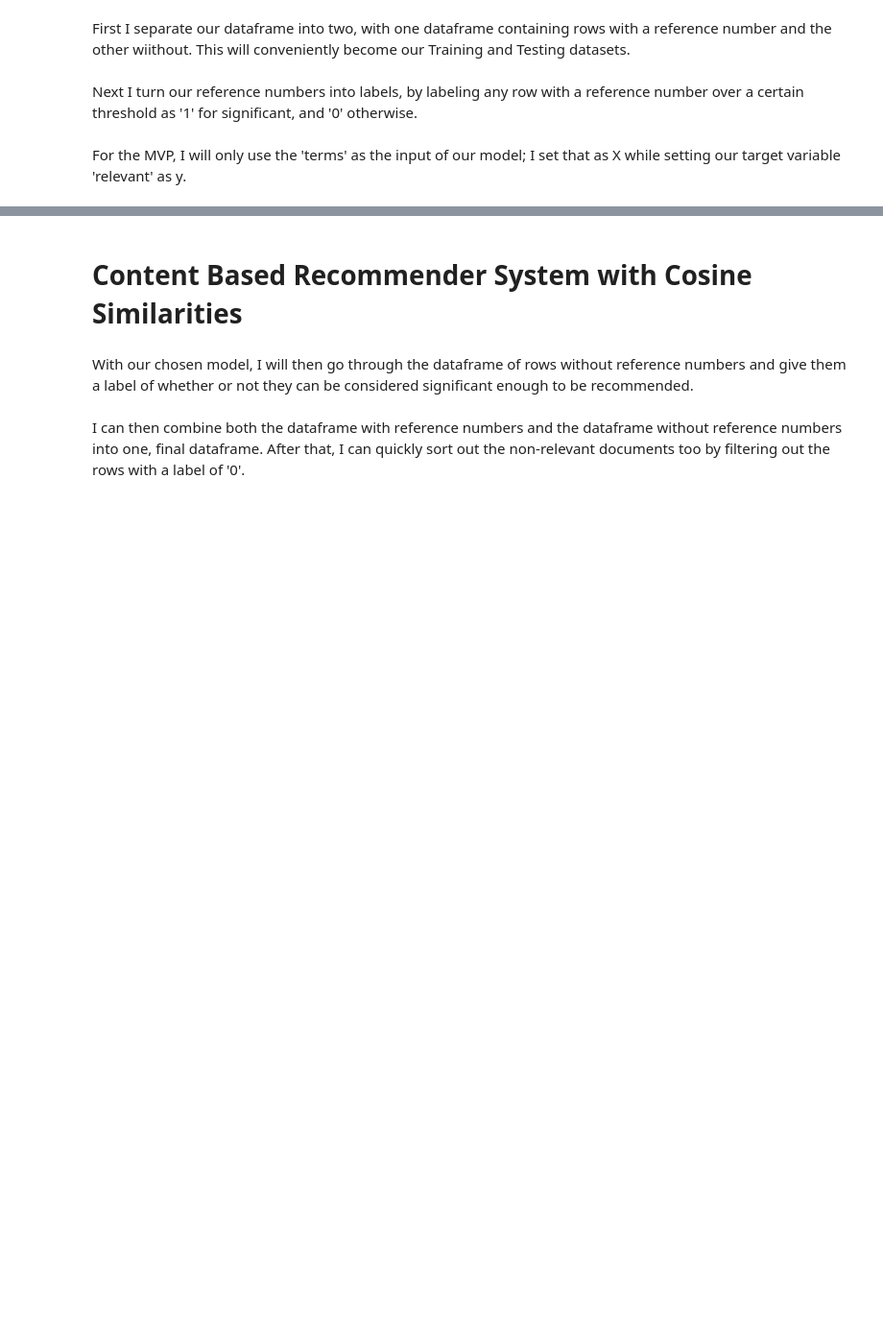
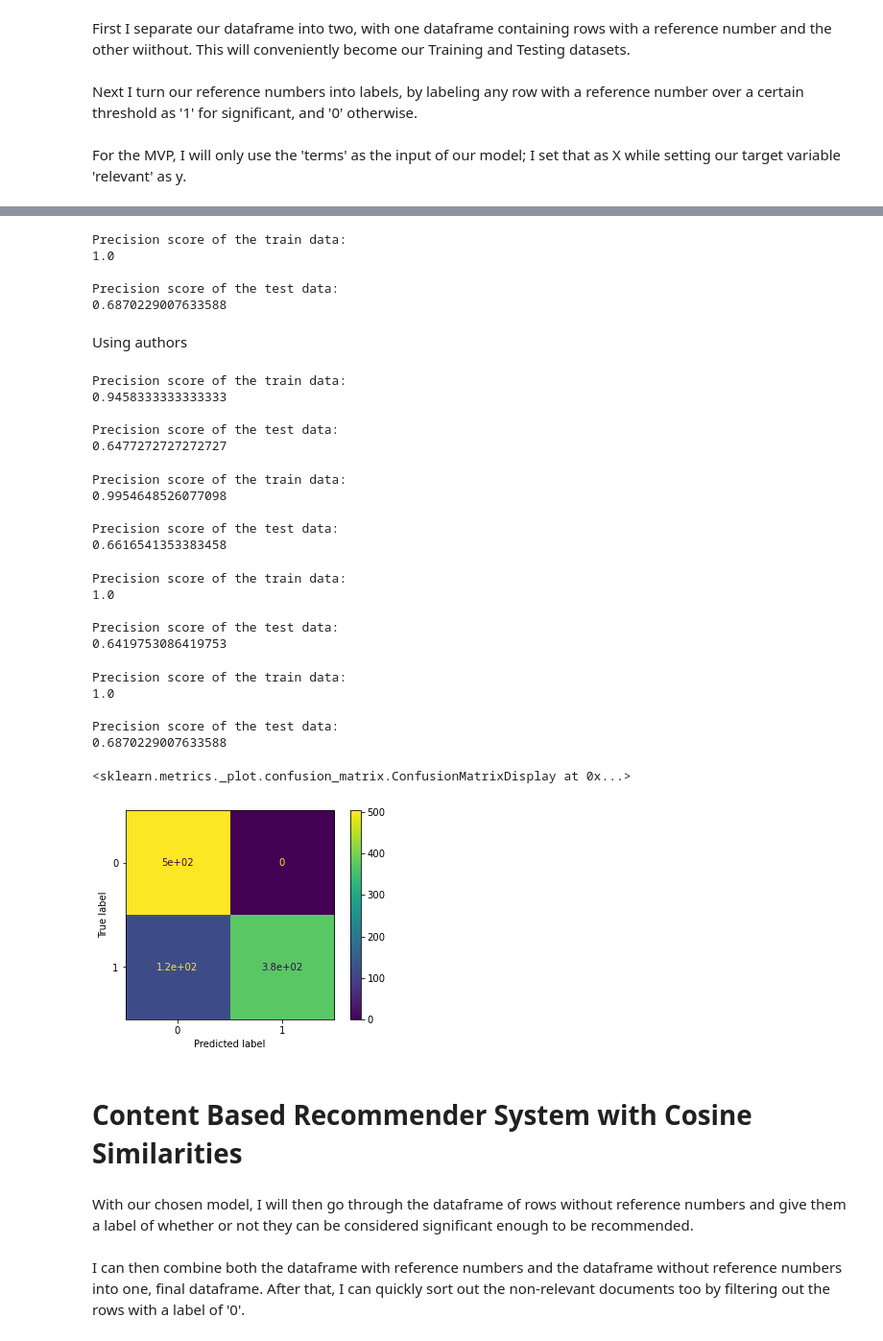
Before and after one commit to awyeh64/Scholarly_Recommender, a Jupyter notebook: notebooks/report/report_notebook.ipynb, the cells around one changed output, grey strips where cells are left out. Shown at 96% size. Cells and saved outputs as stored; diff of their text form; code cells hidden in the pictures; blank space fills up the shorter version.

```diff
--- a/notebooks/report/report_notebook.ipynb
+++ b/notebooks/report/report_notebook.ipynb
@@ -365,7 +391,2 @@ df_rf['relevant'] = df_rf['reference_number'].map(relevant_labeling)
 # %% [markdown]
 For the MVP, I will only use the 'terms' as the input of our model; I set that as X while setting our target variable 'relevant' as y.
-# %%
-X = df_rf['terms']
-y = df_rf['relevant']
-
-X_train, X_test, y_train, y_test = train_test_split(X, y, random_state = 42, test_size = 0.25)
@@ -463,3 +476,70 @@ Precision has gone down again; thus I will stick with our first model.
+# %%
+df_rf['ab_clean'] = df_rf['abstract'].apply(abstract_clean)
+# %%
+X_train_ab, X_test_ab, y_train_ab, y_test_ab = cv(df_rf['ab_clean'], df_rf['relevant'])
+
+lr_ab = lr(X_train_ab, X_test_ab, y_train_ab, y_test_ab)
+# %% [output]
+Precision score of the train data:
+1.0
+
+Precision score of the test data:
+0.6870229007633588
+# %% [markdown]
+Using authors
+# %%
+X_train_au, X_test_au, y_train_au, y_test_au = cv(df_rf['authors'], df_rf['relevant'])
+
+lr_au = lr(X_train_au, X_test_au, y_train_au, y_test_au)
+# %% [output]
+Precision score of the train data:
+0.9458333333333333
+
+Precision score of the test data:
+0.6477272727272727
+# %%
+X_train_au_ab, X_test_au_ab, y_train_au_ab, y_test_au_ab = cv((df_rf['authors'] + ' ' + df_rf['ab_clean']), df_rf['relevant'])
+
+lr_au_ab = lr(X_train_au_ab, X_test_au_ab, y_train_au_ab, y_test_au_ab)
+# %% [output]
+Precision score of the train data:
+0.9954648526077098
+
+Precision score of the test data:
+0.6616541353383458
+# %%
+X_train_terms_au_ab, X_test_terms_au_ab, y_train_terms_au_ab, y_test_terms_au_ab = cv((df_rf['terms'] + ' ' + df_rf['authors'] + ' ' + df_rf['ab_clean']), df_rf['relevant'])
+
+lr_terms_au_ab = lr(X_train_terms_au_ab, X_test_terms_au_ab, y_train_terms_au_ab, y_test_terms_au_ab)
+# %% [output]
+Precision score of the train data:
+1.0
+
+Precision score of the test data:
+0.6419753086419753
+# %%
+lr_f = lr_ab
+
+X_train_f = X_train_ab
+X_test_f = X_test_ab
+y_train_f = y_train_ab
+y_test_f = y_test_ab
+
+print("Precision score of the train data:")
+print(precision_score(y_train_f, lr_f.predict(X_train_f)))
+print("\nPrecision score of the test data:")
+print(precision_score(y_test_f, lr_f.predict(X_test_f)))
+# %% [output]
+Precision score of the train data:
+1.0
+
+Precision score of the test data:
+0.6870229007633588
+# %%
+plot_confusion_matrix(lr_f, X_train_f, y_train_f)
+# %% [output]
+<sklearn.metrics._plot.confusion_matrix.ConfusionMatrixDisplay at 0x...>
+[figure, added]
 # %% [markdown]
 
 # Content Based Recommender System with Cosine Similarities
```
Also changed, not shown: parts of 27 cells of this notebook.
